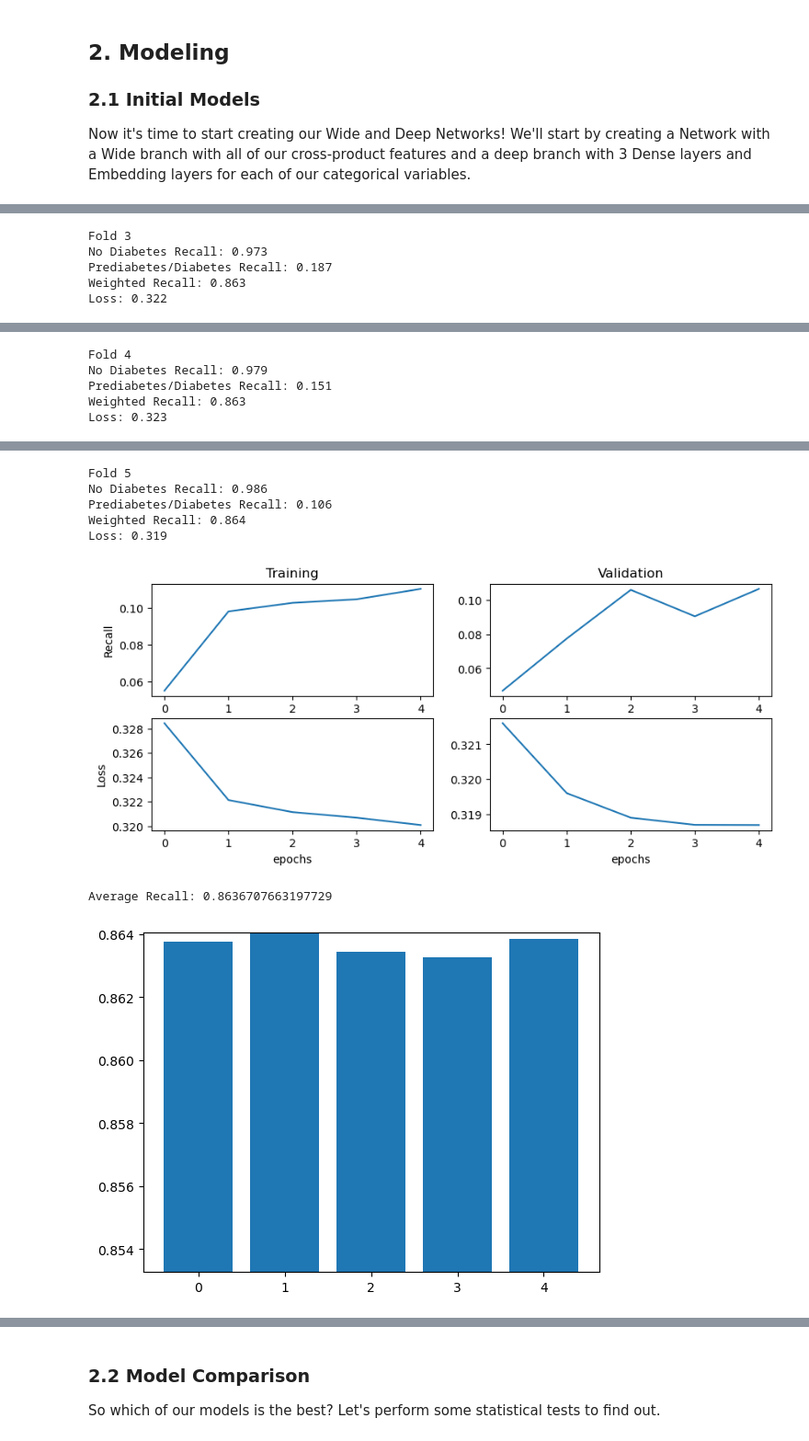
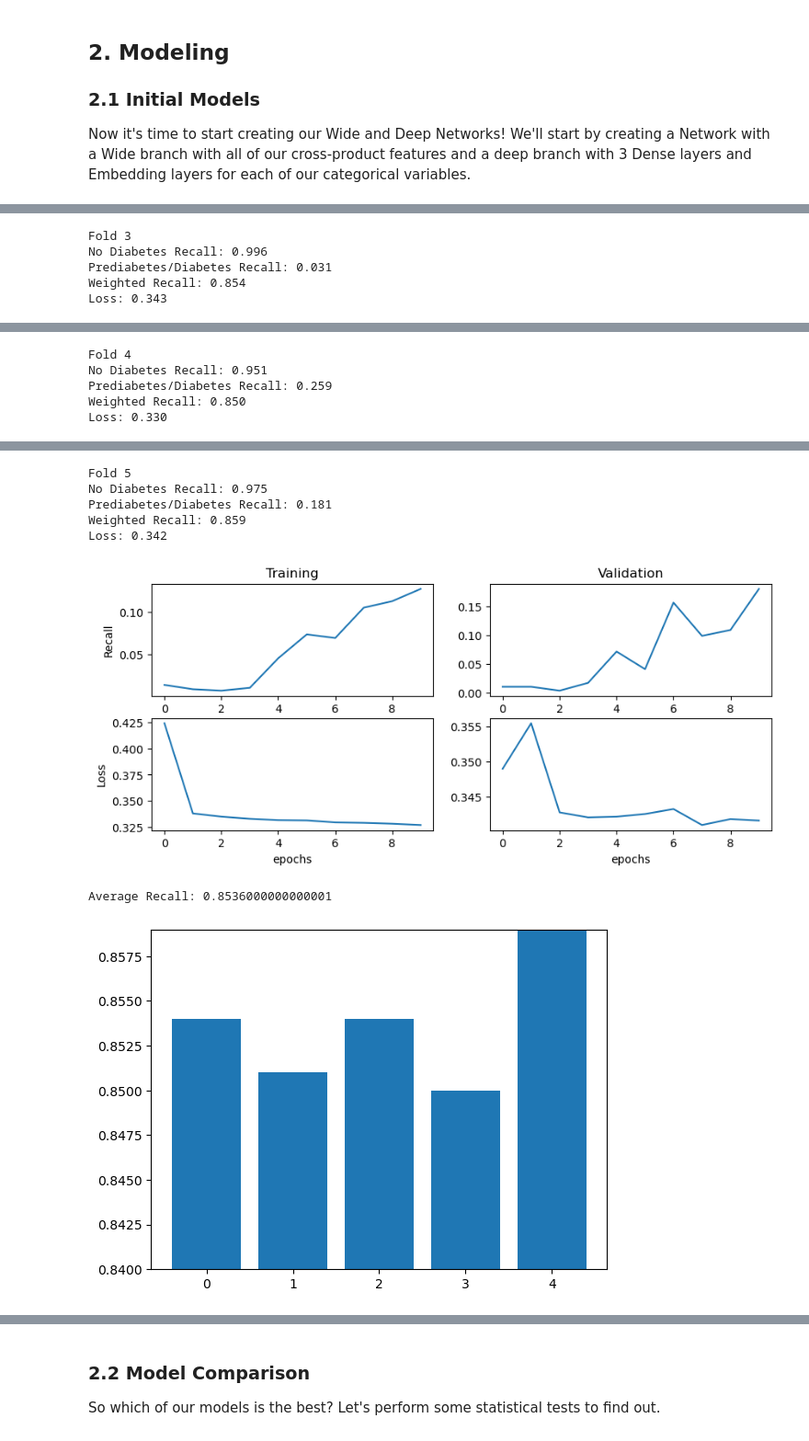
Before and after one commit to Mikecamdo/MachineLearning, a Jupyter notebook: Lab 5/WideAndDeepNetworks.ipynb, the cells around one changed output, grey strips where cells are left out. Shown at 92% size. Saved outputs shown, nothing was run; the diff lists cells and outputs as text; code cells hidden in the pictures.

```diff
--- a/Lab 5/WideAndDeepNetworks.ipynb
+++ b/Lab 5/WideAndDeepNetworks.ipynb
@@ -325,5 +325,5 @@ recall_metric = tf.keras.metrics.Recall()
 # %%
-from tensorflow.keras.layers import Input, Dense, Embedding, Dropout, concatenate
+from tensorflow.keras.layers import Input, Dense, Embedding, Dropout, BatchNormalization, concatenate
 from tensorflow.keras.models import Model
 from sklearn.metrics import classification_report
 
@@ -400,7 +400,7 @@ def wide_and_deep_model_1(X_train, X_test, y_train, y_test):
     # Train the model
     history = model.fit([X_train_crossed, X_train_categorical, X_train_num],
                         y_train,
-                        epochs=5, batch_size=32, verbose=0,
+                        epochs=10, batch_size=32, verbose=0,
                         validation_data=([X_test_crossed, X_test_categorical, X_test_num], y_test))
 
     # Evaluate the model
@@ -414,10 +414,6 @@ def wide_and_deep_model_1(X_train, X_test, y_train, y_test):
     return stats, loss, history
 # %%
 # Call get_recall with the wide_and_deep_model function
-
-X = df.drop(columns=["Diabetes_binary"])
-y = df["Diabetes_binary"]
-
 model_1_recall = get_recall(X, y, wide_and_deep_model_1)
 # %% [output]
 Fold 1
@@ -435,5 +431,5 @@ Loss: 0.321
 Fold 3
-No Diabetes Recall: 0.973
-Prediabetes/Diabetes Recall: 0.187
-Weighted Recall: 0.863
-Loss: 0.322
+No Diabetes Recall: 0.996
+Prediabetes/Diabetes Recall: 0.031
+Weighted Recall: 0.854
+Loss: 0.343
@@ -441,5 +437,5 @@ Loss: 0.322
 Fold 4
-No Diabetes Recall: 0.979
-Prediabetes/Diabetes Recall: 0.151
-Weighted Recall: 0.863
-Loss: 0.323
+No Diabetes Recall: 0.951
+Prediabetes/Diabetes Recall: 0.259
+Weighted Recall: 0.850
+Loss: 0.330
@@ -447,8 +443,8 @@ Loss: 0.323
 Fold 5
-No Diabetes Recall: 0.986
-Prediabetes/Diabetes Recall: 0.106
-Weighted Recall: 0.864
-Loss: 0.319
+No Diabetes Recall: 0.975
+Prediabetes/Diabetes Recall: 0.181
+Weighted Recall: 0.859
+Loss: 0.342
-[figure, old version]
+[figure, new version]
-Average Recall: 0.8636707663197729
+Average Recall: 0.8536000000000001
-[figure, old version]
+[figure, new version]
```
Also changed, not shown: parts of 23 cells of this notebook.
